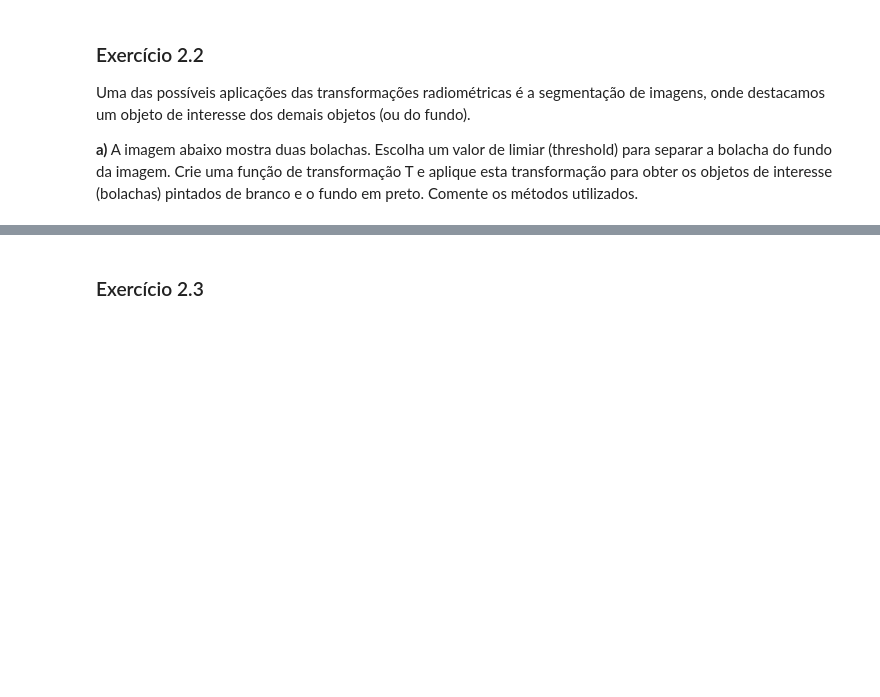
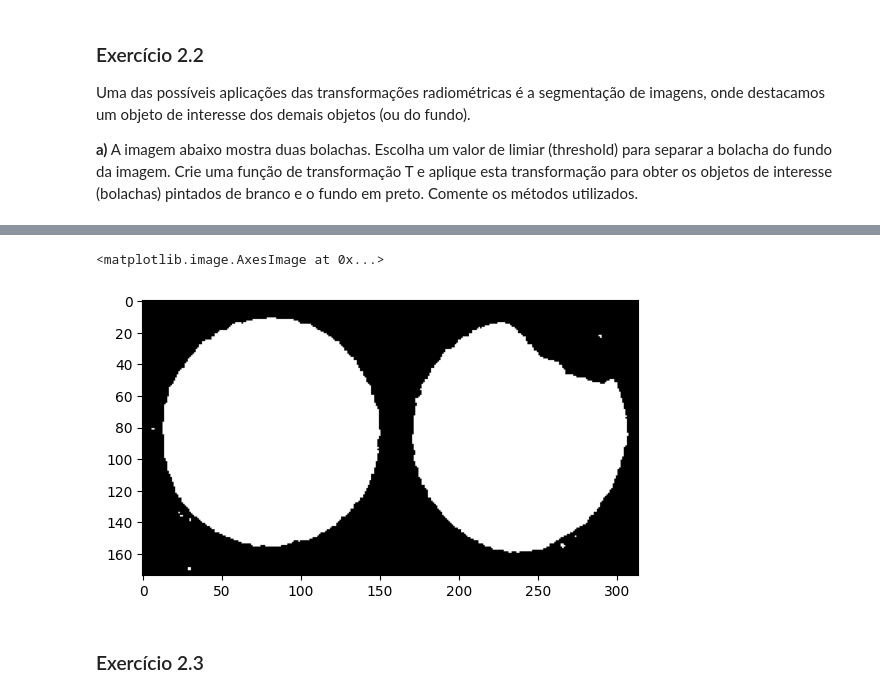
Before and after one commit to UNICAMP-EA979/2026s1-pi03-transforma-ointensidade-TZShinobi, a Jupyter notebook: Atividade.ipynb, the cells around one changed output, grey strips where cells are left out. Cells and saved outputs as stored; diff of their text form; code cells hidden in the pictures; blank space fills up the shorter version.

```diff
--- a/Atividade.ipynb
+++ b/Atividade.ipynb
@@ -234,3 +235,11 @@ plt.imshow(f,cmap='gray')
+# %%
+T1 = np.arange(256).astype('uint8')
+tmp = (T1 > 63).astype(float)
+T4 = ((tmp-tmp.min())*255/(tmp.max()-tmp.min())).astype('uint8')
+plt.imshow(T4[f],cmap='gray')
+# %% [output]
+<matplotlib.image.AxesImage at 0x...>
+[figure, added]
 # %% [markdown]
 ### Exercício 2.3
 # %%
```
Also changed, not shown: parts of 5 cells of this notebook.
